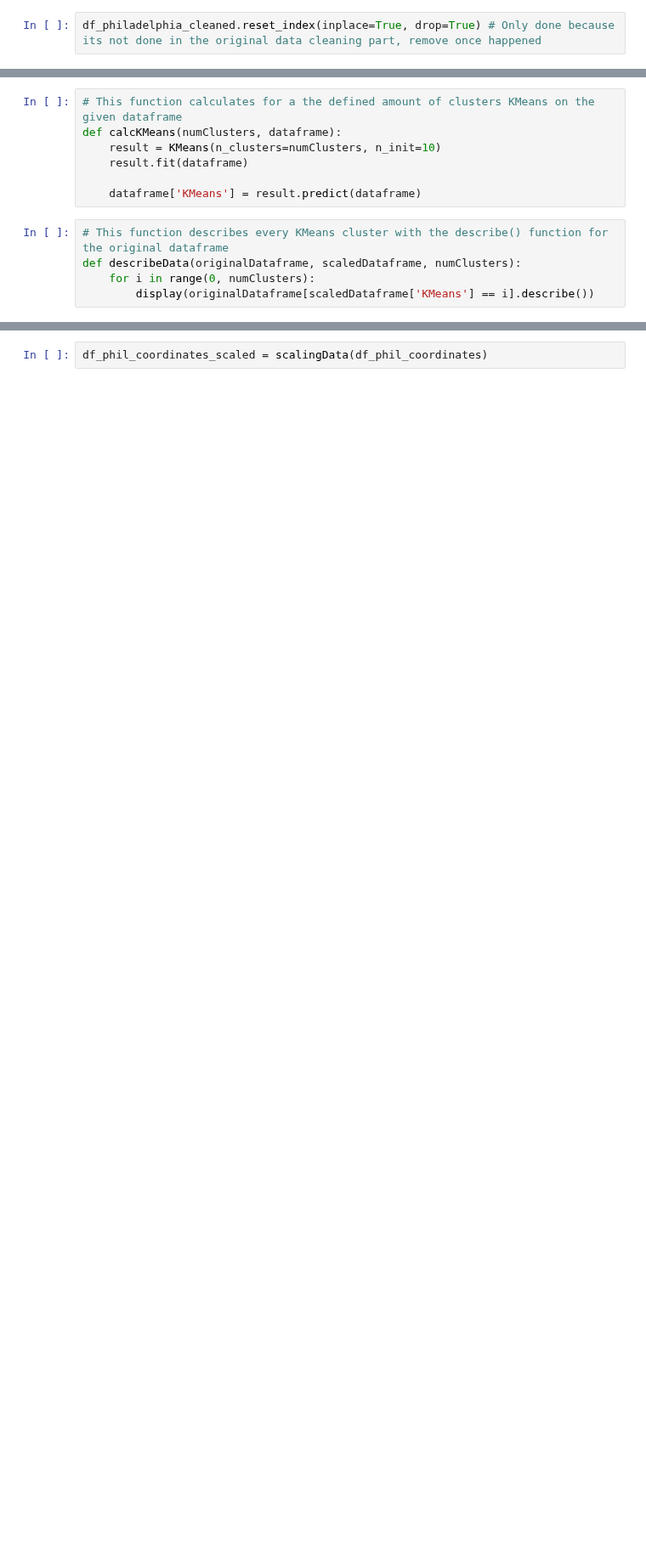
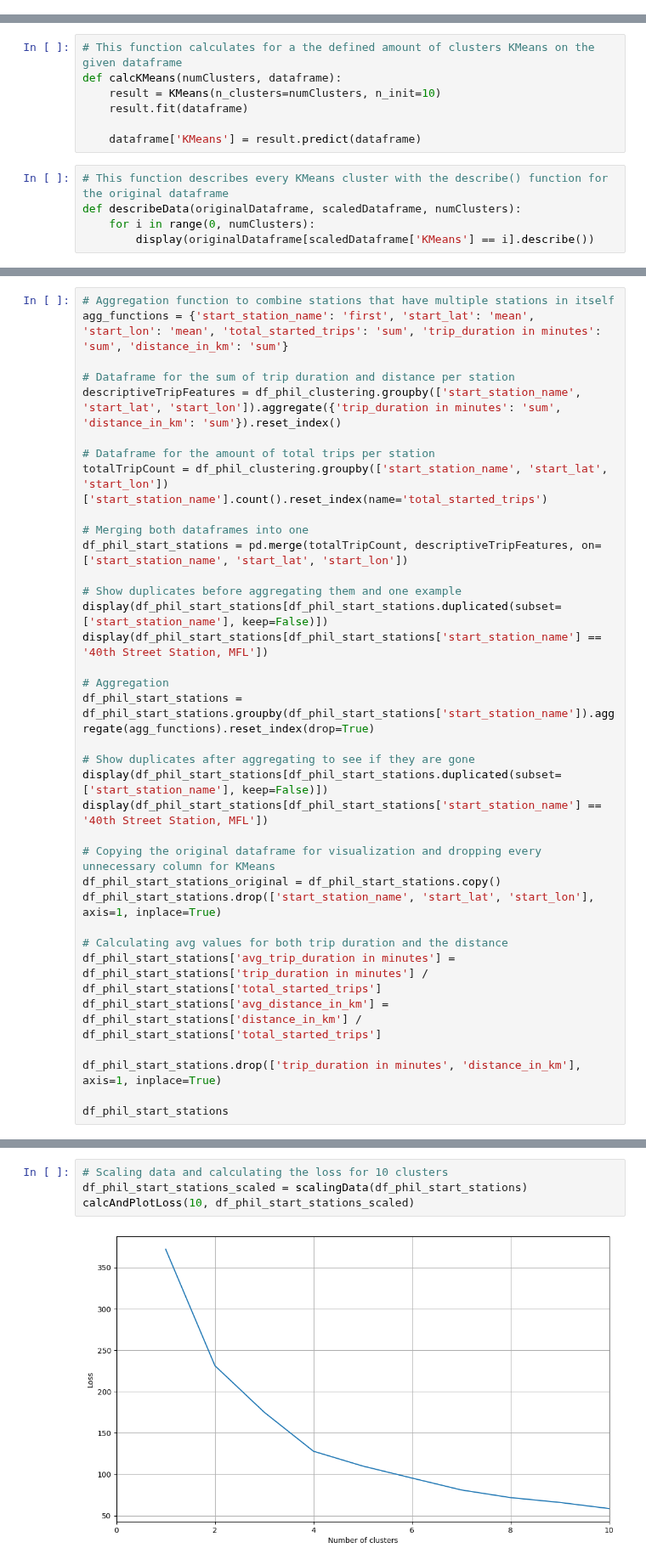
Before and after one commit to yassinehammou27/intentionally_blank, a Jupyter notebook: Team Assignment - Intentionally Blank.ipynb, the cells around one changed output, grey strips where cells are left out. Shown at 85% size. Saved outputs shown, nothing was run; the diff lists cells and outputs as text; blank space fills up the shorter version.

Commit message:
Calculated clusters for both start and end stations

```diff
--- a/Team Assignment - Intentionally Blank.ipynb
+++ b/Team Assignment - Intentionally Blank.ipynb
@@ -294,2 +302,0 @@ All dataframes for reference:
-# %%
-df_philadelphia_cleaned.reset_index(inplace=True, drop=True) # Only done because its not done in the original data cleaning part, remove once happened
@@ -388,0 +389,35 @@ def describeData(originalDataframe, scaledDataframe, numClusters):
+# %%
+# Aggregation function to combine stations that have multiple stations in itself
+agg_functions = {'start_station_name': 'first', 'start_lat': 'mean', 'start_lon': 'mean', 'total_started_trips': 'sum', 'trip_duration in minutes': 'sum', 'distance_in_km': 'sum'}
+
+# Dataframe for the sum of trip duration and distance per station
+descriptiveTripFeatures = df_phil_clustering.groupby(['start_station_name', 'start_lat', 'start_lon']).aggregate({'trip_duration in minutes': 'sum', 'distance_in_km': 'sum'}).reset_index()
+
+# Dataframe for the amount of total trips per station
+totalTripCount = df_phil_clustering.groupby(['start_station_name', 'start_lat', 'start_lon'])['start_station_name'].count().reset_index(name='total_started_trips')
+
+# Merging both dataframes into one
+df_phil_start_stations = pd.merge(totalTripCount, descriptiveTripFeatures, on=['start_station_name', 'start_lat', 'start_lon'])
+
+# Show duplicates before aggregating them and one example
+display(df_phil_start_stations[df_phil_start_stations.duplicated(subset=['start_station_name'], keep=False)])
+display(df_phil_start_stations[df_phil_start_stations['start_station_name'] == '40th Street Station, MFL'])
+
+# Aggregation
+df_phil_start_stations = df_phil_start_stations.groupby(df_phil_start_stations['start_station_name']).aggregate(agg_functions).reset_index(drop=True)
+
+# Show duplicates after aggregating to see if they are gone
+display(df_phil_start_stations[df_phil_start_stations.duplicated(subset=['start_station_name'], keep=False)])
+display(df_phil_start_stations[df_phil_start_stations['start_station_name'] == '40th Street Station, MFL'])
+
+# Copying the original dataframe for visualization and dropping every unnecessary column for KMeans
+df_phil_start_stations_original = df_phil_start_stations.copy()
+df_phil_start_stations.drop(['start_station_name', 'start_lat', 'start_lon'], axis=1, inplace=True)
+
+# Calculating avg values for both trip duration and the distance
+df_phil_start_stations['avg_trip_duration in minutes'] = df_phil_start_stations['trip_duration in minutes'] / df_phil_start_stations['total_started_trips']
+df_phil_start_stations['avg_distance_in_km'] = df_phil_start_stations['distance_in_km'] / df_phil_start_stations['total_started_trips']
+
+df_phil_start_stations.drop(['trip_duration in minutes', 'distance_in_km'], axis=1, inplace=True)
+
+df_phil_start_stations
@@ -389,2 +456,6 @@ def describeData(originalDataframe, scaledDataframe, numClusters):
 # %%
-df_phil_coordinates_scaled = scalingData(df_phil_coordinates)
+# Scaling data and calculating the loss for 10 clusters
+df_phil_start_stations_scaled = scalingData(df_phil_start_stations)
+calcAndPlotLoss(10, df_phil_start_stations_scaled)
+# %% [output]
+[figure, added]
```
Also changed, not shown: parts of 25 cells of this notebook.
